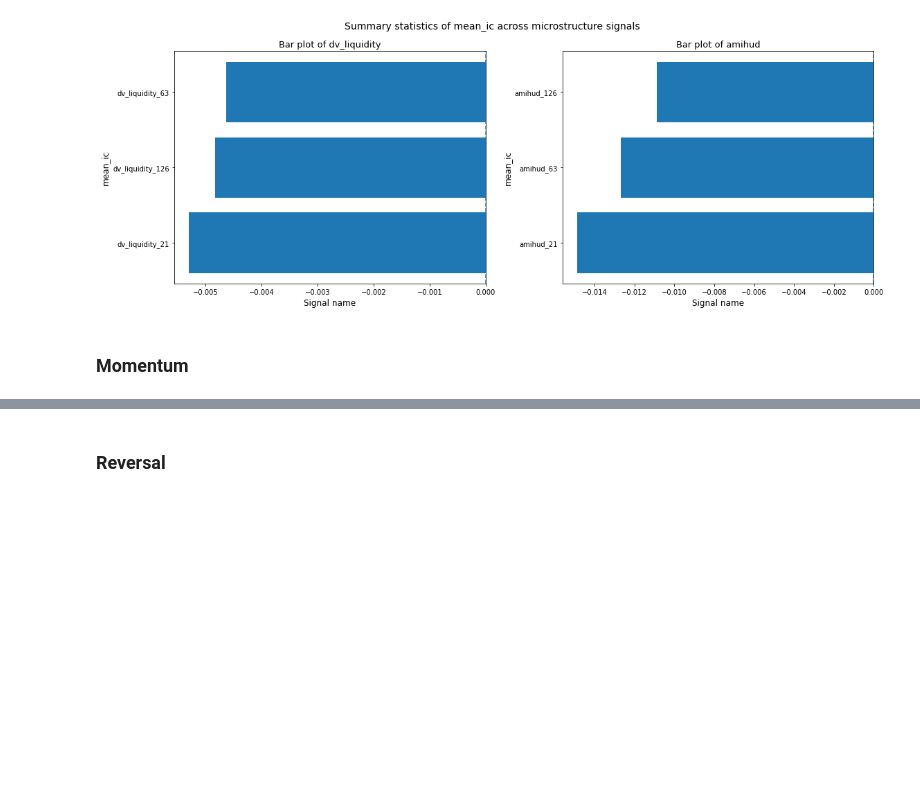
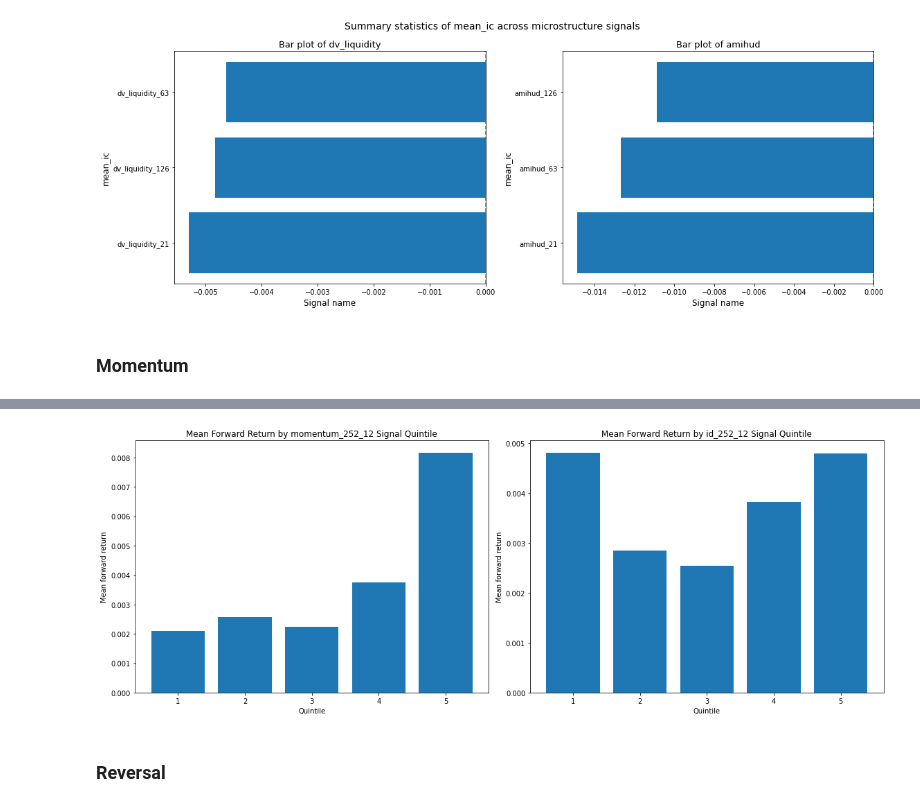
Before and after one commit to hungryfire267/systematic-equities-research, a Jupyter notebook: notebooks/research.ipynb, the cells around one changed output, grey strips where cells are left out. Saved outputs shown, nothing was run; the diff lists cells and outputs as text; code cells hidden in the pictures; blank space fills up the shorter version.

Commit message:
Added some quintile functions

```diff
--- a/notebooks/research.ipynb
+++ b/notebooks/research.ipynb
@@ -94,0 +124,2 @@ plot_ic_timeseries(momentum_ic_dict, "momentum")
+# %%
+momentum_quintile_dict, momentum_summary_quintile_df = Quintile(returns_df, factors_df_dict["momentum"]).run_data()
@@ -95,3 +166,7 @@ plot_ic_timeseries(momentum_ic_dict, "momentum")
+# %%
+plot_quintiles(momentum_summary_quintile_df, "momentum")
+# %% [output]
+[figure, added]
 # %% [markdown]
 ### Reversal
 # %%
```
Also changed, not shown: parts of 9 cells of this notebook, 2 other files.
